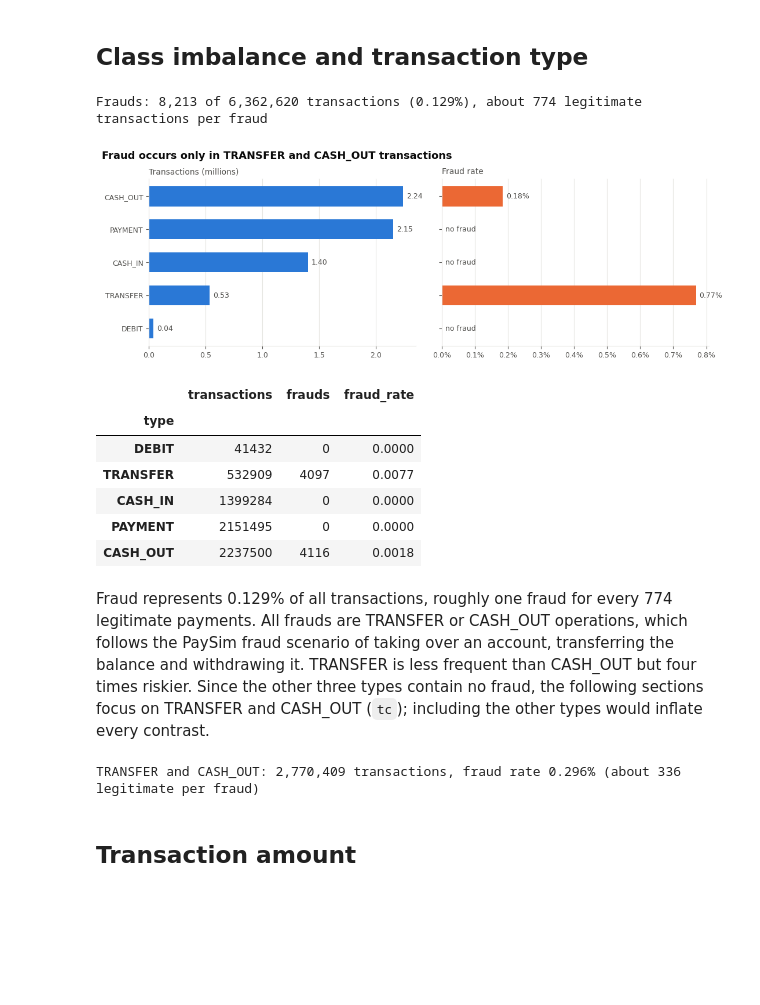
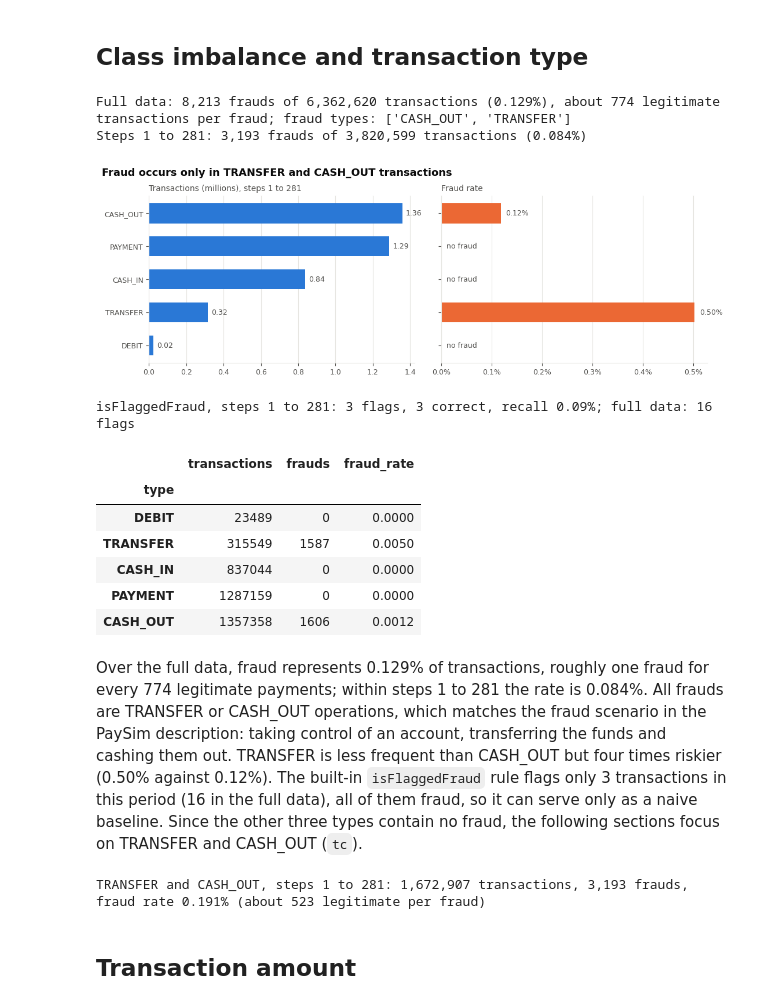
Before and after one commit to vdmhth/intro2ba, a Jupyter notebook: notebooks/eda/eda_kaggle.ipynb, the cells around one changed output. Cells and saved outputs as stored; diff of their text form; code cells hidden in the pictures; blank space fills up the shorter version.

```diff
--- a/notebooks/eda/eda_kaggle.ipynb
+++ b/notebooks/eda/eda_kaggle.ipynb
@@ -46,6 +48,10 @@ ZIP_PATH = RAW_DIR / "kaggle dataset.zip"
 PARQUET_PATH = RAW_DIR / "paysim.parquet"
 FIG_DIR = ROOT / "reports" / "figures" / "eda" / "kaggle"
 FIG_DIR.mkdir(parents=True, exist_ok=True)
+
+# Label analyses use steps 1 to TRAIN_END only: the earliest 60% of transactions,
+# inside the training set under every split option. Update when the split is final.
+TRAIN_END = 281
 
 # Colours: legitimate = blue, fraud = orange, de-emphasised = grey
 LEGIT, FRAUD, MUTED = "#2a78d6", "#eb6834", "#c3c2b7"
@@ -105,5 +111,6 @@ df = pd.read_parquet(PARQUET_PATH, columns=NUM_COLS)
 df["type"] = df["type"].astype("category")
 df["hour"] = (df.step % 24).astype("int8")          # assumes step 0 corresponds to midnight
 df["day"] = ((df.step - 1) // 24 + 1).astype("int8")
-print(f"{len(df):,} rows, {df.shape[1]} columns loaded")
+early = df.step <= TRAIN_END                         # mask for label analyses
+print(f"{len(df):,} rows, {df.shape[1]} columns loaded; steps 1 to {TRAIN_END}: {early.sum():,} rows ({early.mean():.1%})")
 # %% [output]
@@ -170,48 +177,59 @@ Almost every sender appears only once, so sender-level behaviour (velocity, time
 ## Class imbalance and transaction type
 # %%
 n_fraud = int(df.isFraud.sum())
-by_type = (df.groupby("type", observed=True)
+print(f"Full data: {n_fraud:,} frauds of {len(df):,} transactions ({n_fraud / len(df):.3%}), "
+      f"about {(len(df) - n_fraud) / n_fraud:,.0f} legitimate transactions per fraud; "
+      f"fraud types: {sorted(df.loc[df.isFraud == 1, 'type'].astype(str).unique())}")
+
+e = df.loc[early, ["type", "isFraud", "isFlaggedFraud"]]
+by_type = (e.groupby("type", observed=True)
              .agg(transactions=("isFraud", "size"), frauds=("isFraud", "sum"), fraud_rate=("isFraud", "mean"))
              .sort_values("transactions"))
-print(f"Frauds: {n_fraud:,} of {len(df):,} transactions ({n_fraud / len(df):.3%}), "
-      f"about {(len(df) - n_fraud) / n_fraud:,.0f} legitimate transactions per fraud")
+print(f"Steps 1 to {TRAIN_END}: {int(e.isFraud.sum()):,} frauds of {len(e):,} transactions ({e.isFraud.mean():.3%})")
 
 fig, (a1, a2) = plt.subplots(1, 2, figsize=(11, 3.6), sharey=True)
 names = by_type.index.astype(str)
 a1.barh(names, by_type.transactions / 1e6, color=LEGIT, height=0.6)
-a1.set_title("Transactions (millions)")
+a1.set_title(f"Transactions (millions), steps 1 to {TRAIN_END}")
 a1.grid(axis="y", visible=False)
 for y, v in enumerate(by_type.transactions / 1e6):
-    a1.text(v + 0.03, y, f"{v:.2f}", va="center", fontsize=9, color=INK2)
+    a1.text(v + 0.02, y, f"{v:.2f}", va="center", fontsize=9, color=INK2)
 
 colors = [FRAUD if r > 0 else MUTED for r in by_type.fraud_rate]
 a2.barh(names, by_type.fraud_rate * 100, color=colors, height=0.6)
 a2.set_title("Fraud rate")
 a2.xaxis.set_major_formatter(pct)
 a2.grid(axis="y", visible=False)
 for y, r in enumerate(by_type.fraud_rate):
     a2.text(r * 100 + 0.01, y, f"{r:.2%}" if r > 0 else "no fraud", va="center", fontsize=9, color=INK2)
 fig.tight_layout(); headline(fig, "Fraud occurs only in TRANSFER and CASH_OUT transactions"); save(fig, "type_volume_fraud_rate"); plt.show()
+
+flag = e.isFlaggedFraud == 1
+print(f"isFlaggedFraud, steps 1 to {TRAIN_END}: {int(flag.sum())} flags, {int(e.loc[flag, 'isFraud'].sum())} correct, "
+      f"recall {e.loc[flag, 'isFraud'].sum() / e.isFraud.sum():.2%}; full data: {int(df.isFlaggedFraud.sum())} flags")
+del e
 by_type
 # %% [output]
-Frauds: 8,213 of 6,362,620 transactions (0.129%), about 774 legitimate transactions per fraud
+Full data: 8,213 frauds of 6,362,620 transactions (0.129%), about 774 legitimate transactions per fraud; fraud types: ['CASH_OUT', 'TRANSFER']
+Steps 1 to 281: 3,193 frauds of 3,820,599 transactions (0.084%)
-[figure, old version]
+[figure, new version]
+isFlaggedFraud, steps 1 to 281: 3 flags, 3 correct, recall 0.09%; full data: 16 flags
 |  | transactions | frauds | fraud_rate |
 | type |  |  |  |
-| DEBIT | 41432 | 0 | 0.0000 |
-| TRANSFER | 532909 | 4097 | 0.0077 |
-| CASH_IN | 1399284 | 0 | 0.0000 |
-| PAYMENT | 2151495 | 0 | 0.0000 |
-| CASH_OUT | 2237500 | 4116 | 0.0018 |
+| DEBIT | 23489 | 0 | 0.0000 |
+| TRANSFER | 315549 | 1587 | 0.0050 |
+| CASH_IN | 837044 | 0 | 0.0000 |
+| PAYMENT | 1287159 | 0 | 0.0000 |
+| CASH_OUT | 1357358 | 1606 | 0.0012 |
 # %% [markdown]
-Fraud represents 0.129% of all transactions, roughly one fraud for every 774 legitimate payments. All frauds are TRANSFER or CASH_OUT operations, which follows the PaySim fraud scenario of taking over an account, transferring the balance and withdrawing it. TRANSFER is less frequent than CASH_OUT but four times riskier. Since the other three types contain no fraud, the following sections focus on TRANSFER and CASH_OUT (`tc`); including the other types would inflate every contrast.
+Over the full data, fraud represents 0.129% of transactions, roughly one fraud for every 774 legitimate payments; within steps 1 to 281 the rate is 0.084%. All frauds are TRANSFER or CASH_OUT operations, which matches the fraud scenario in the PaySim description: taking control of an account, transferring the funds and cashing them out. TRANSFER is less frequent than CASH_OUT but four times riskier (0.50% against 0.12%). The built-in `isFlaggedFraud` rule flags only 3 transactions in this period (16 in the full data), all of them fraud, so it can serve only as a naive baseline. Since the other three types contain no fraud, the following sections focus on TRANSFER and CASH_OUT (`tc`).
 # %%
-tc = df[df.type.isin(["TRANSFER", "CASH_OUT"])].copy()
+tc = df[early & df.type.isin(["TRANSFER", "CASH_OUT"])].copy()
 tc["type"] = tc["type"].cat.remove_unused_categories()
-print(f"TRANSFER and CASH_OUT: {len(tc):,} transactions, fraud rate {tc.isFraud.mean():.3%} "
-      f"(about {(tc.isFraud == 0).sum() / tc.isFraud.sum():,.0f} legitimate per fraud)")
+print(f"TRANSFER and CASH_OUT, steps 1 to {TRAIN_END}: {len(tc):,} transactions, {int(tc.isFraud.sum()):,} frauds, "
+      f"fraud rate {tc.isFraud.mean():.3%} (about {(tc.isFraud == 0).sum() / tc.isFraud.sum():,.0f} legitimate per fraud)")
 # %% [output]
-TRANSFER and CASH_OUT: 2,770,409 transactions, fraud rate 0.296% (about 336 legitimate per fraud)
+TRANSFER and CASH_OUT, steps 1 to 281: 1,672,907 transactions, 3,193 frauds, fraud rate 0.191% (about 523 legitimate per fraud)
 # %% [markdown]
 ## Transaction amount
 # %%
```
Also changed, not shown: parts of 35 cells of this notebook, 13 other files.
